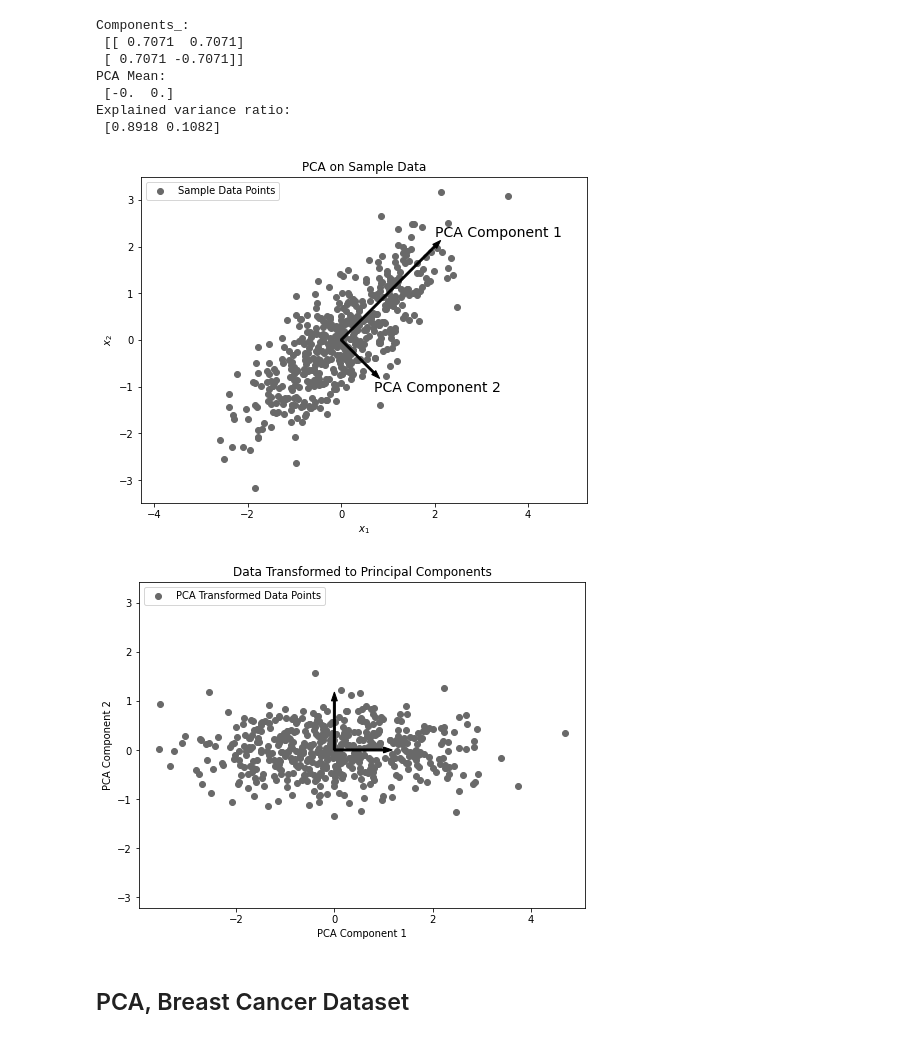
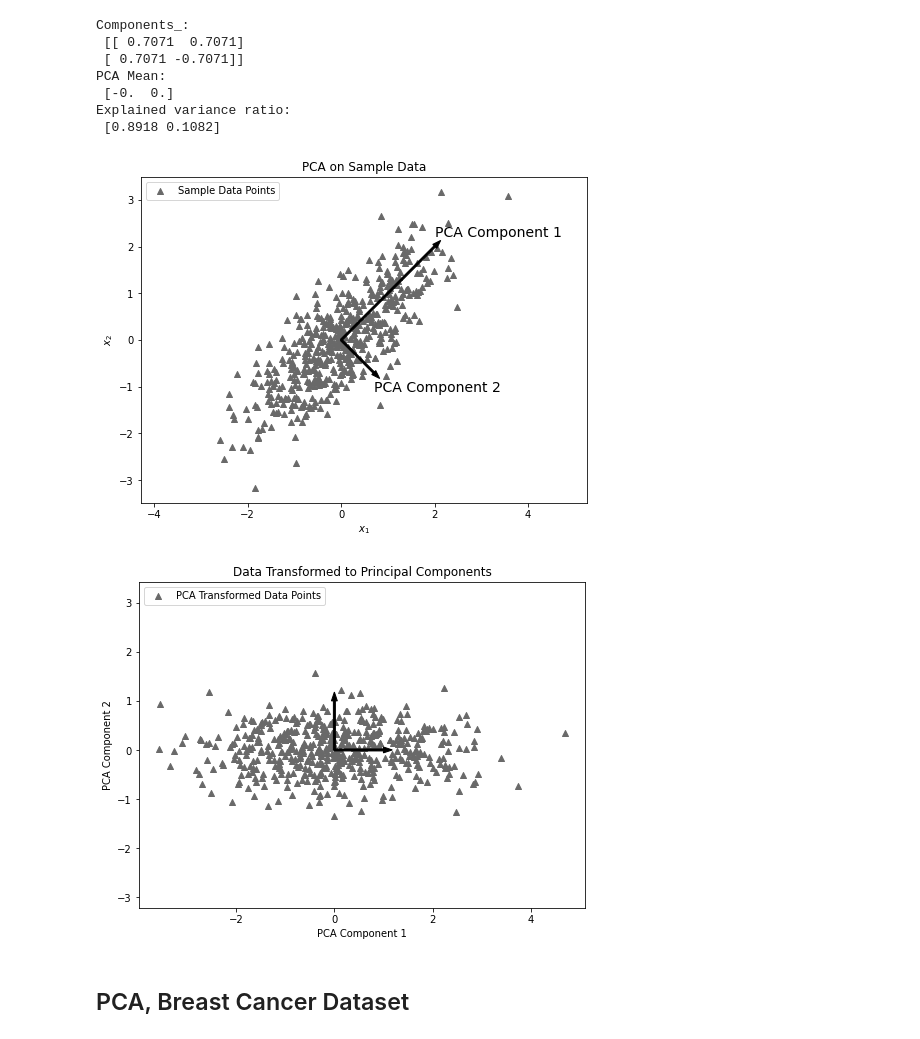
Before and after one commit to jchen8000/MLDLWithPython, a Jupyter notebook: 4_05_Principal_Component_Analysis/PCA_Introduction.ipynb, the cells around one changed output. Cells and saved outputs as stored; diff of their text form; code cells hidden in the pictures.

```diff
--- a/4_05_Principal_Component_Analysis/PCA_Introduction.ipynb
+++ b/4_05_Principal_Component_Analysis/PCA_Introduction.ipynb
@@ -96,36 +96,36 @@ Explained variance ratio:
  [0.8918 0.1082]
 # %%
 plt.figure(1, figsize=(8,6))
-plt.scatter(X1[:, 0], X1[:, 1], c='dimgray', label='Sample Data Points')
+plt.scatter(X1[:, 0], X1[:, 1], c='dimgray', marker='^', label='Sample Data Points')
 v = pca1.components_[0] * np.sqrt(pca1.explained_variance_ratio_[0]) * 3
 u = pca1.components_[1] * np.sqrt(pca1.explained_variance_ratio_[1]) * 3
 plt.arrow(0, 0, v[0], v[1], width=0.04, color='k')
 plt.arrow(0, 0, u[0], u[1], width=0.04, color='k')
 plt.text(u[0], u[1]-0.4,'PCA Component 2', fontsize=14, color='k')
 plt.text(v[0], v[1]+0.2,'PCA Component 1', fontsize=14, color='k')
 plt.axis('equal')
 plt.xlabel(r'$x_1$')
 plt.ylabel(r'$x_2$')
 plt.title('PCA on Sample Data')
 plt.legend(loc='upper left')
 plt.savefig("pca_introduction_2.svg", format="svg", transparent=True, bbox_inches='tight')
 plt.show()
 
 X_pca1 = pca1.transform(X1)
 plt.figure(1, figsize=(8,6))
-plt.scatter(X_pca1[:, 0], X_pca1[:, 1], c='dimgray', label='PCA Transformed Data Points')
+plt.scatter(X_pca1[:, 0], X_pca1[:, 1], c='dimgray', marker='^', label='PCA Transformed Data Points')
 plt.arrow(0, 0, 0, 1, width=0.04, color='k')
 plt.arrow(0, 0, 1, 0, width=0.04, color='k')
 plt.axis('equal')
 plt.xlabel('PCA Component 1')
 plt.ylabel('PCA Component 2')
 plt.title('Data Transformed to Principal Components')
 plt.legend(loc='upper left')
 plt.savefig("pca_introduction_3.svg", format="svg", transparent=True, bbox_inches='tight')
 plt.show()
 # %% [output]
-[figure, old version]
+[figure, new version]
-[figure, old version]
+[figure, new version]
 # %% [markdown]
 ## PCA, Breast Cancer Dataset
 # %%
```
Also changed, not shown: parts of 3 cells of this notebook.
